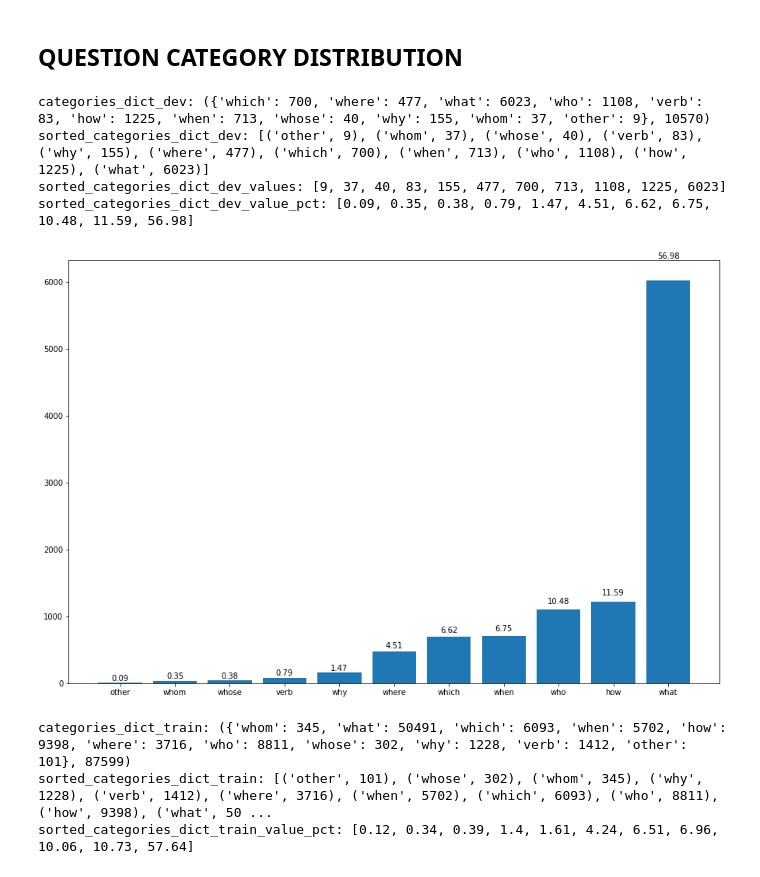
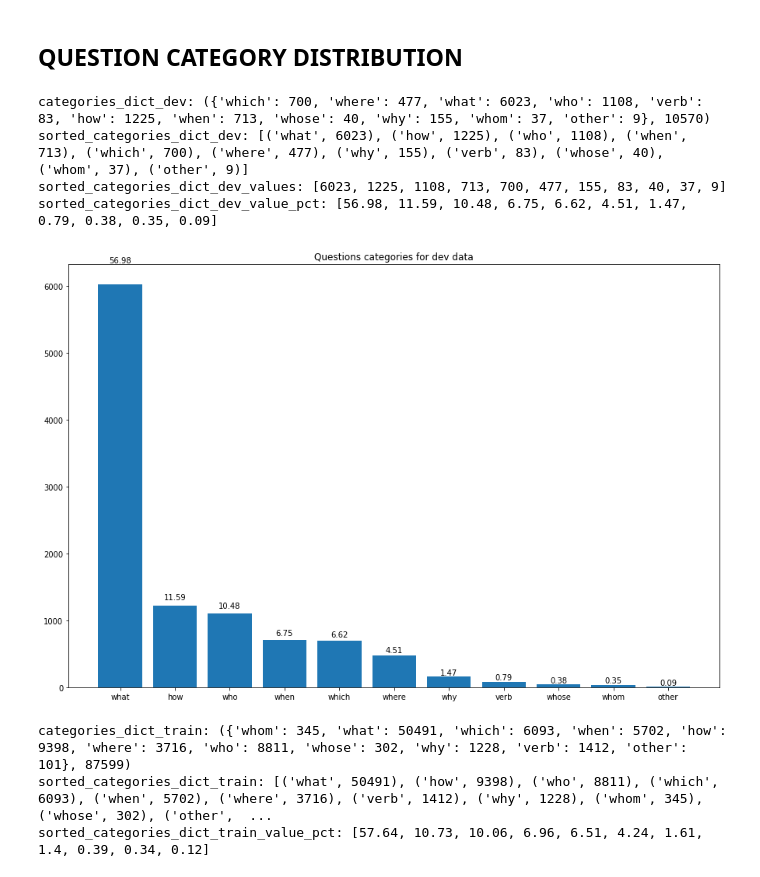
Before and after one commit to Palo-IT/petitext2-NN, a Jupyter notebook: R-NET-new-1/code/R-NET_Question_category_and_Models.ipynb, the cells around one changed output. Drawn from its saved outputs; the diff is of its cells as text; code cells hidden in the pictures.

```diff
--- a/R-NET-new-1/code/R-NET_Question_category_and_Models.ipynb
+++ b/R-NET-new-1/code/R-NET_Question_category_and_Models.ipynb
@@ -929,7 +1156,7 @@ categories_dict_dev = get_agregate_questions_categories(categorie_question_filen
 
 print('categories_dict_dev:', categories_dict_dev)
 
-sorted_categories_dict_dev = sorted(categories_dict_dev[0].items(), key=lambda x: x[1])
+sorted_categories_dict_dev = sorted(categories_dict_dev[0].items(), key=lambda x: x[1], reverse=True)
 print('sorted_categories_dict_dev:', sorted_categories_dict_dev)
 
 sorted_categories_dict_dev_keys = [x[0] for x in sorted_categories_dict_dev]
@@ -937,38 +1164,43 @@ sorted_categories_dict_dev_values = [x[1] for x in sorted_categories_dict_dev]
 
 print('sorted_categories_dict_dev_values:',sorted_categories_dict_dev_values)
 
 sorted_categories_dict_dev_value_pct = [round(x*100/sum(sorted_categories_dict_dev_values),2) for x in sorted_categories_dict_dev_values]
 print('sorted_categories_dict_dev_value_pct:',sorted_categories_dict_dev_value_pct)
 
 fig, ax = plt.subplots(figsize=(15,10))
 rects_dev = ax.bar(np.arange(11), sorted_categories_dict_dev_values, 0, color='r')
 autolabel(rects_dev,sorted_categories_dict_dev_value_pct)
 ax.bar(sorted_categories_dict_dev_keys,sorted_categories_dict_dev_values)
+
+ax.set_title('Questions categories for {} data'.format(data_type_dev))
+plt.savefig('question_categories_{}'.format(data_type_dev))
 plt.show()
 
 categories_dict_train = get_agregate_questions_categories(categorie_question_filename_train)
 
 print('categories_dict_train:', categories_dict_train)
-sorted_categories_dict_train = sorted(categories_dict_train[0].items(), key=lambda x: x[1])
+sorted_categories_dict_train = sorted(categories_dict_train[0].items(), key=lambda x: x[1], reverse=True)
 print('sorted_categories_dict_train:',sorted_categories_dict_train)
 
 sorted_categories_dict_train_keys = [x[0] for x in sorted_categories_dict_train]
 sorted_categories_dict_train_values = [x[1] for x in sorted_categories_dict_train]
 
 sorted_categories_dict_train_value_pct = [round(x*100/sum(sorted_categories_dict_train_values),2) for x in sorted_categories_dict_train_values]
 print('sorted_categories_dict_train_value_pct:',sorted_categories_dict_train_value_pct)
 
 fig, ax = plt.subplots(figsize=(15,10))
 rects_train = ax.bar(np.arange(11), sorted_categories_dict_train_values, 0, color='r')
 autolabel(rects_train,sorted_categories_dict_train_value_pct)
 ax.bar(sorted_categories_dict_train_keys,sorted_categories_dict_train_values)
+ax.set_title('Questions categories for {} data'.format(data_type_train))
+plt.savefig('question_categories_{}'.format(data_type_train))
 plt.show()
 # %% [output]
 categories_dict_dev: ({'which': 700, 'where': 477, 'what': 6023, 'who': 1108, 'verb': 83, 'how': 1225, 'when': 713, 'whose': 40, 'why': 155, 'whom': 37, 'other': 9}, 10570)
-sorted_categories_dict_dev: [('other', 9), ('whom', 37), ('whose', 40), ('verb', 83), ('why', 155), ('where', 477), ('which', 700), ('when', 713), ('who', 1108), ('how', 1225), ('what', 6023)]
-sorted_categories_dict_dev_values: [9, 37, 40, 83, 155, 477, 700, 713, 1108, 1225, 6023]
-sorted_categories_dict_dev_value_pct: [0.09, 0.35, 0.38, 0.79, 1.47, 4.51, 6.62, 6.75, 10.48, 11.59, 56.98]
+sorted_categories_dict_dev: [('what', 6023), ('how', 1225), ('who', 1108), ('when', 713), ('which', 700), ('where', 477), ('why', 155), ('verb', 83), ('whose', 40), ('whom', 37), ('other', 9)]
+sorted_categories_dict_dev_values: [6023, 1225, 1108, 713, 700, 477, 155, 83, 40, 37, 9]
+sorted_categories_dict_dev_value_pct: [56.98, 11.59, 10.48, 6.75, 6.62, 4.51, 1.47, 0.79, 0.38, 0.35, 0.09]
-[figure, old version]
+[figure, new version]
 categories_dict_train: ({'whom': 345, 'what': 50491, 'which': 6093, 'when': 5702, 'how': 9398, 'where': 3716, 'who': 8811, 'whose': 302, 'why': 1228, 'verb': 1412, 'other': 101}, 87599)
-sorted_categories_dict_train: [('other', 101), ('whose', 302), ('whom', 345), ('why', 1228), ('verb', 1412), ('where', 3716), ('when', 5702), ('which', 6093), ('who', 8811), ('how', 9398), ('what', 50 ...
-sorted_categories_dict_train_value_pct: [0.12, 0.34, 0.39, 1.4, 1.61, 4.24, 6.51, 6.96, 10.06, 10.73, 57.64]
+sorted_categories_dict_train: [('what', 50491), ('how', 9398), ('who', 8811), ('which', 6093), ('when', 5702), ('where', 3716), ('verb', 1412), ('why', 1228), ('whom', 345), ('whose', 302), ('other',  ...
+sorted_categories_dict_train_value_pct: [57.64, 10.73, 10.06, 6.96, 6.51, 4.24, 1.61, 1.4, 0.39, 0.34, 0.12]
```
Also changed, not shown: parts of 35 cells of this notebook.
